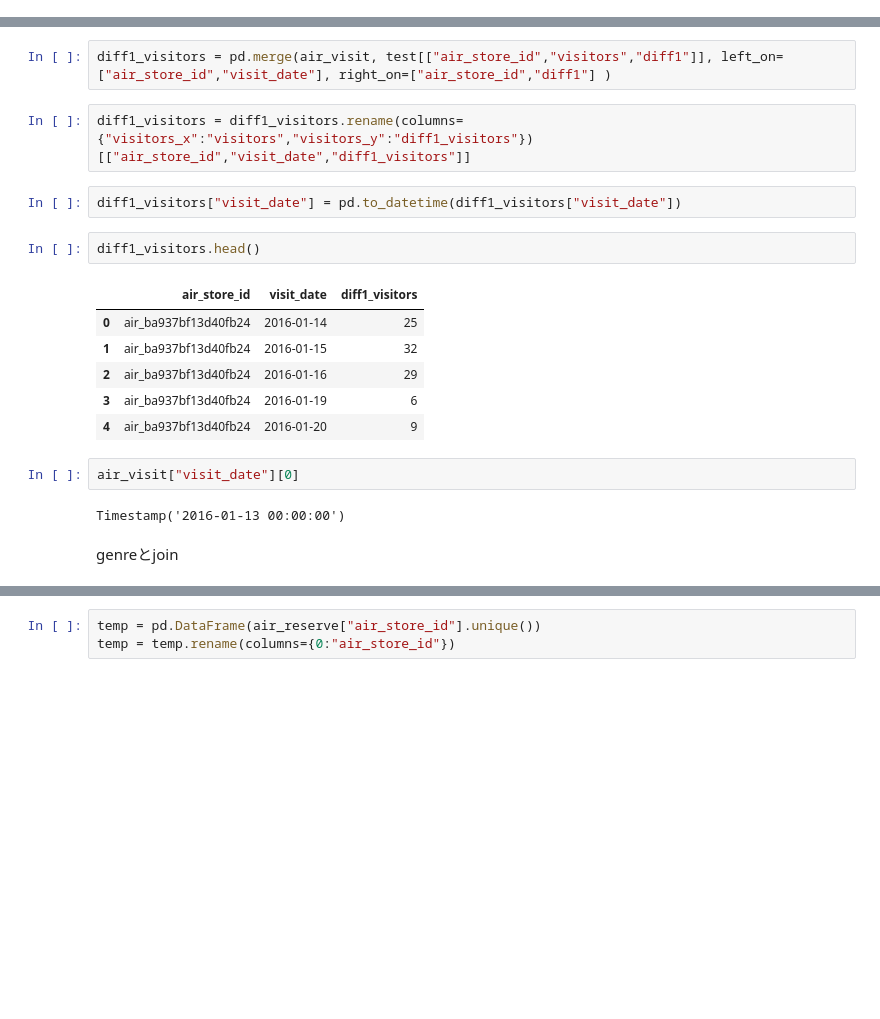
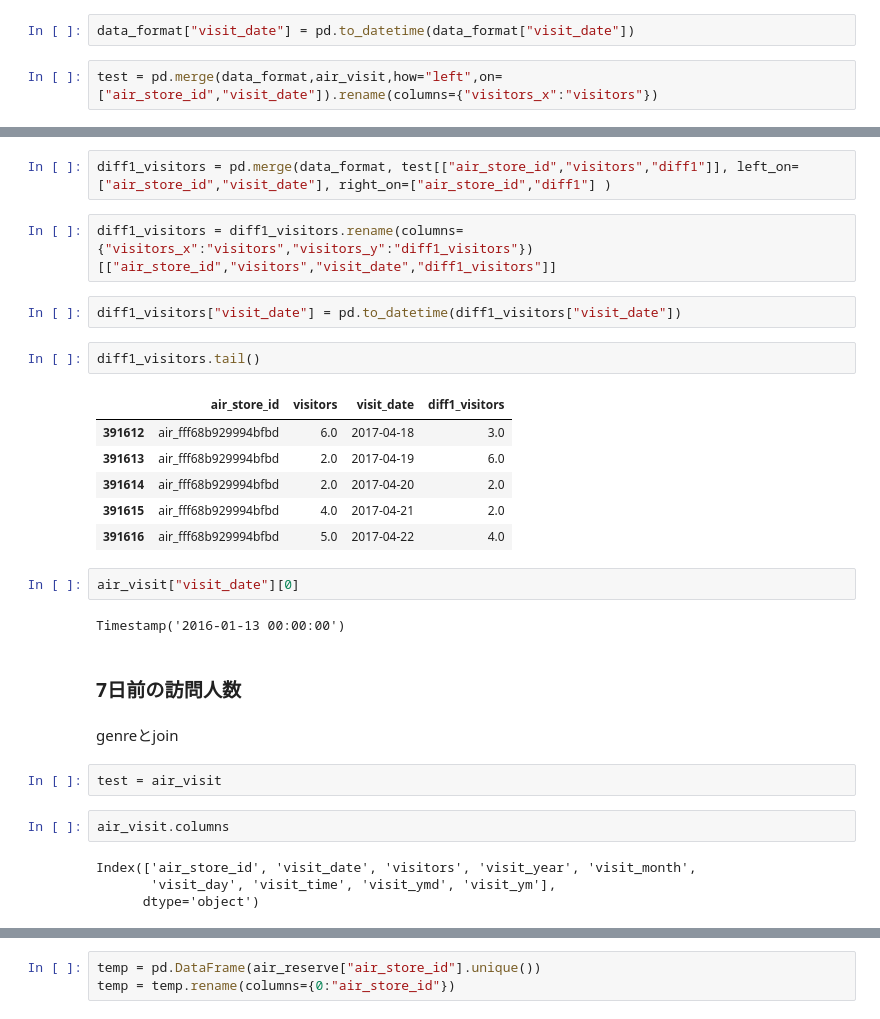
Before and after one commit to recruit-exercise/recruit_exercise, a Jupyter notebook: notebook/create_feature_base_on_reserve.ipynb, the cells around one changed output, grey strips where cells are left out. Cells and saved outputs as stored; diff of their text form; blank space fills up the shorter version.

```diff
--- a/notebook/create_feature_base_on_reserve.ipynb
+++ b/notebook/create_feature_base_on_reserve.ipynb
@@ -255,23 +279,37 @@ test = air_visit
+# %%
+data_format["visit_date"] = pd.to_datetime(data_format["visit_date"])
+# %%
+test = pd.merge(data_format,air_visit,how="left",on=["air_store_id","visit_date"]).rename(columns={"visitors_x":"visitors"})
 # %%
 test["diff1"] = test["visit_date"] + datetime.timedelta(days=1)
 # %%
-diff1_visitors = pd.merge(air_visit, test[["air_store_id","visitors","diff1"]], left_on=["air_store_id","visit_date"], right_on=["air_store_id","diff1"] )
+diff1_visitors = pd.merge(data_format, test[["air_store_id","visitors","diff1"]], left_on=["air_store_id","visit_date"], right_on=["air_store_id","diff1"] )
 # %%
-diff1_visitors = diff1_visitors.rename(columns={"visitors_x":"visitors","visitors_y":"diff1_visitors"})[["air_store_id","visit_date","diff1_visitors"]]
+diff1_visitors = diff1_visitors.rename(columns={"visitors_x":"visitors","visitors_y":"diff1_visitors"})[["air_store_id","visitors","visit_date","diff1_visitors"]]
 # %%
 diff1_visitors["visit_date"] = pd.to_datetime(diff1_visitors["visit_date"])
 # %%
-diff1_visitors.head()
+diff1_visitors.tail()
 # %% [output]
-|  | air_store_id | visit_date | diff1_visitors |
-| 0 | air_ba937bf13d40fb24 | 2016-01-14 | 25 |
-| 1 | air_ba937bf13d40fb24 | 2016-01-15 | 32 |
-| 2 | air_ba937bf13d40fb24 | 2016-01-16 | 29 |
-| 3 | air_ba937bf13d40fb24 | 2016-01-19 | 6 |
-| 4 | air_ba937bf13d40fb24 | 2016-01-20 | 9 |
+|  | air_store_id | visitors | visit_date | diff1_visitors |
+| 391612 | air_fff68b929994bfbd | 6.0 | 2017-04-18 | 3.0 |
+| 391613 | air_fff68b929994bfbd | 2.0 | 2017-04-19 | 6.0 |
+| 391614 | air_fff68b929994bfbd | 2.0 | 2017-04-20 | 2.0 |
+| 391615 | air_fff68b929994bfbd | 4.0 | 2017-04-21 | 2.0 |
+| 391616 | air_fff68b929994bfbd | 5.0 | 2017-04-22 | 4.0 |
 # %%
 air_visit["visit_date"][0]
 # %% [output]
 Timestamp('2016-01-13 00:00:00')
+# %% [markdown]
+### 7日前の訪問人数
 # %% [markdown]
 genreとjoin
+# %%
+test = air_visit
+# %%
+air_visit.columns
+# %% [output]
+Index(['air_store_id', 'visit_date', 'visitors', 'visit_year', 'visit_month',
+       'visit_day', 'visit_time', 'visit_ymd', 'visit_ym'],
+      dtype='object')
```
Also changed, not shown: parts of 122 cells of this notebook.
